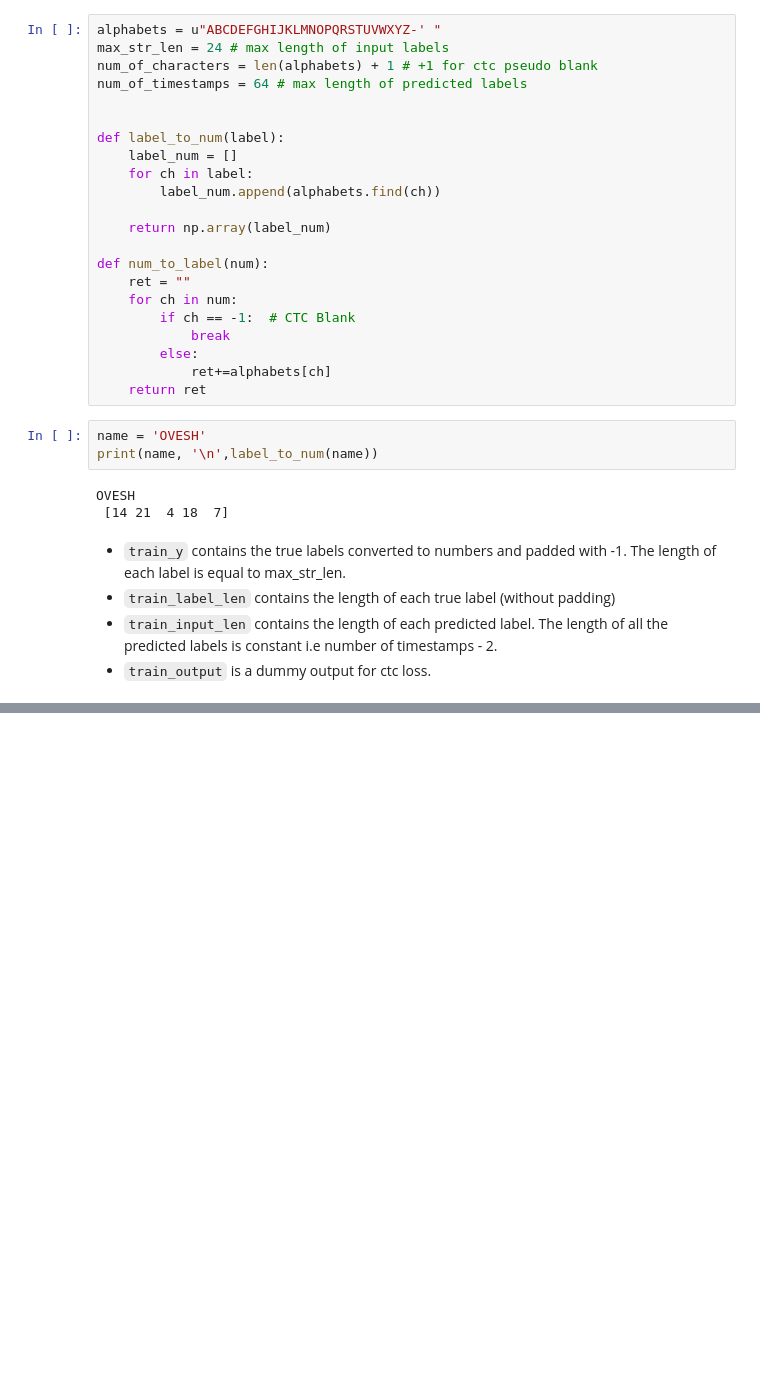
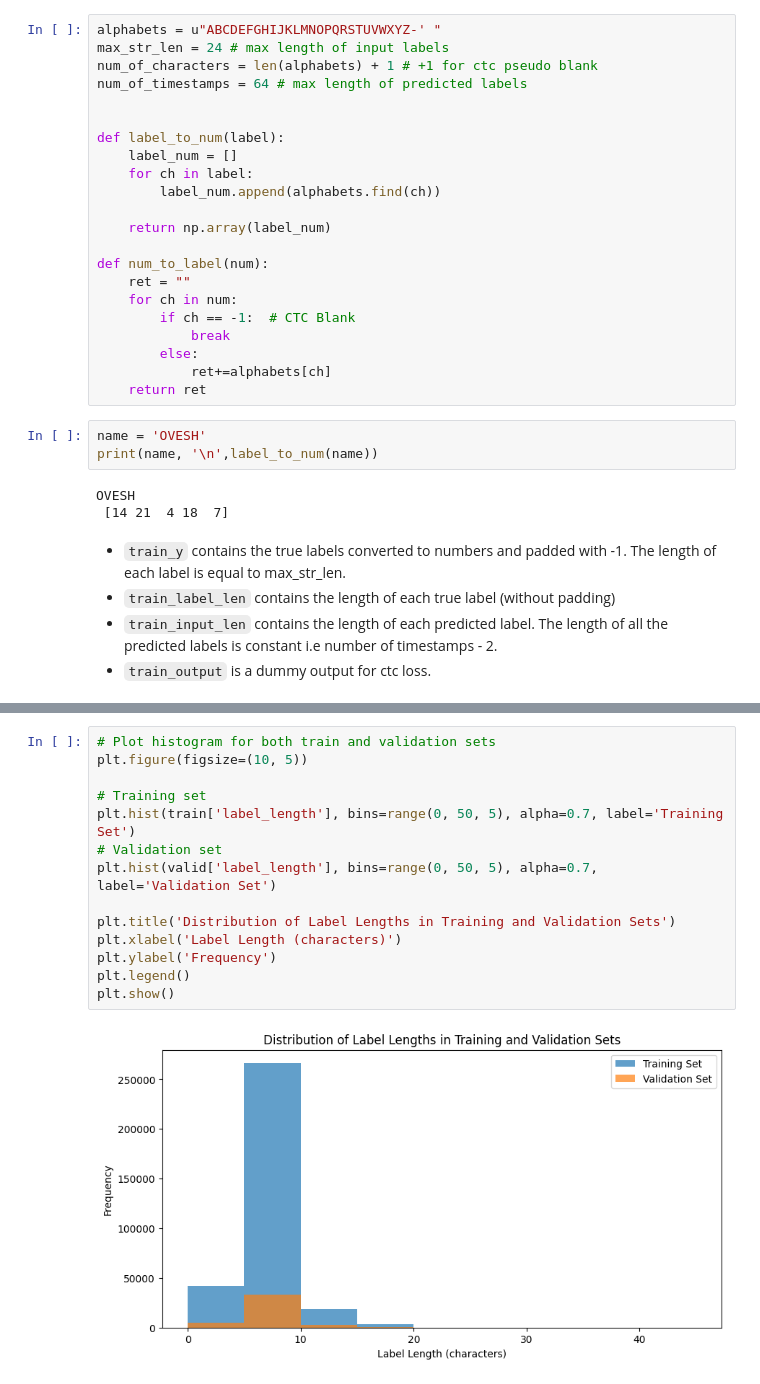
Before and after one commit to 21Ovi/NoteVision, a Jupyter notebook: NoteVision.ipynb, the cells around one changed output, grey strips where cells are left out. Cells and saved outputs as stored; diff of their text form; blank space fills up the shorter version.

```diff
--- a/NoteVision.ipynb
+++ b/NoteVision.ipynb
@@ -254,0 +297,16 @@ OVESH
+# %%
+# Plot histogram for both train and validation sets
+plt.figure(figsize=(10, 5))
+
+# Training set
+plt.hist(train['label_length'], bins=range(0, 50, 5), alpha=0.7, label='Training Set')
+# Validation set
+plt.hist(valid['label_length'], bins=range(0, 50, 5), alpha=0.7, label='Validation Set')
+
+plt.title('Distribution of Label Lengths in Training and Validation Sets')
+plt.xlabel('Label Length (characters)')
+plt.ylabel('Frequency')
+plt.legend()
+plt.show()
+# %% [output]
+[figure, added]
```
Also changed, not shown: parts of 5 cells of this notebook.
